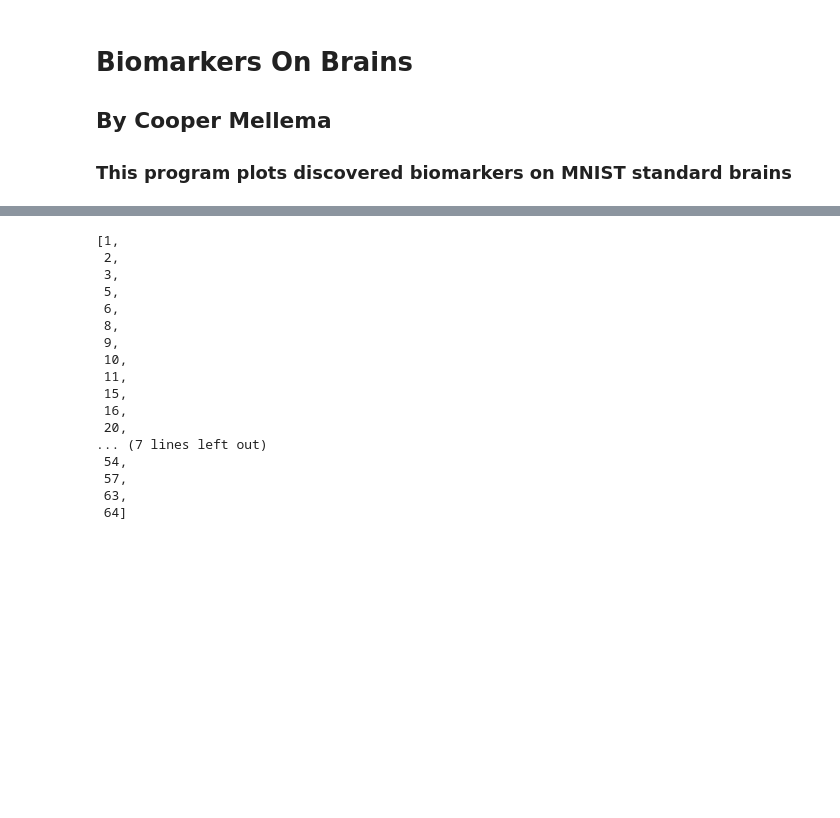
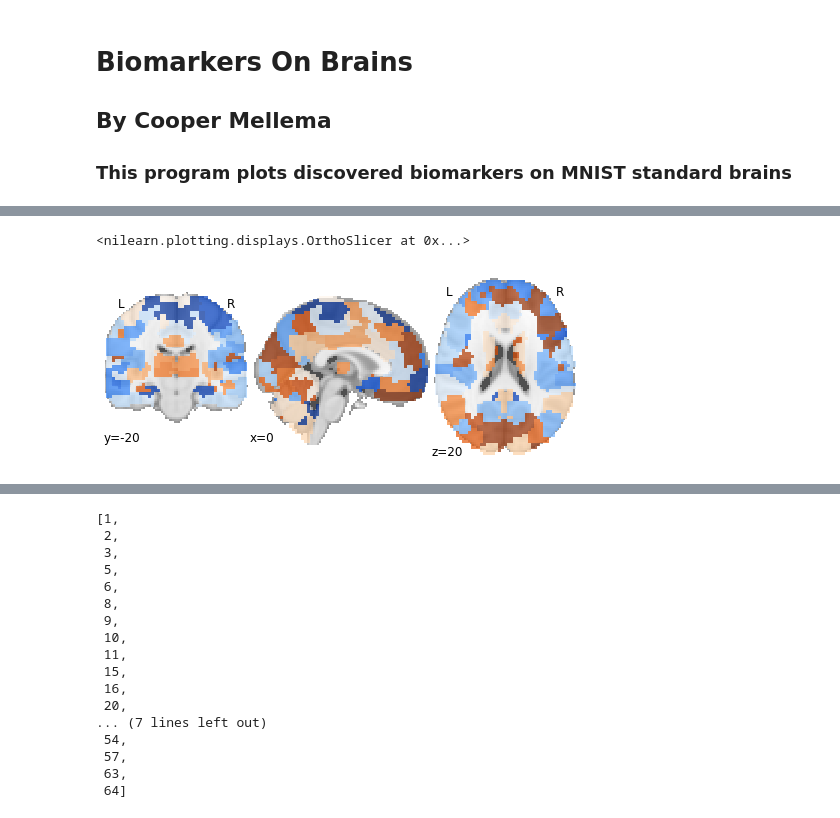
Before and after one commit to DeepLearningForPrecisionHealthLab/ConsistentASDCorrelates, a Jupyter notebook: Parallelization/BiomarkersOnBrains.ipynb, the cells around one changed output, grey strips where cells are left out. Drawn from its saved outputs; the diff is of its cells as text; code cells hidden in the pictures; blank space fills up the shorter version.

```diff
--- a/Parallelization/BiomarkersOnBrains.ipynb
+++ b/Parallelization/BiomarkersOnBrains.ipynb
@@ -21,0 +37,5 @@ from nilearn.input_data import NiftiSpheresMasker
+# %%
+plotting.plot_roi(BASC122, cmap=plotting.cm.blue_orange_r, cut_coords=(0,-20,20), draw_cross=False)
+# %% [output]
+<nilearn.plotting.displays.OrthoSlicer at 0x...>
+[figure, added]
```
Also changed, not shown: parts of 22 cells of this notebook, 21 other files.
